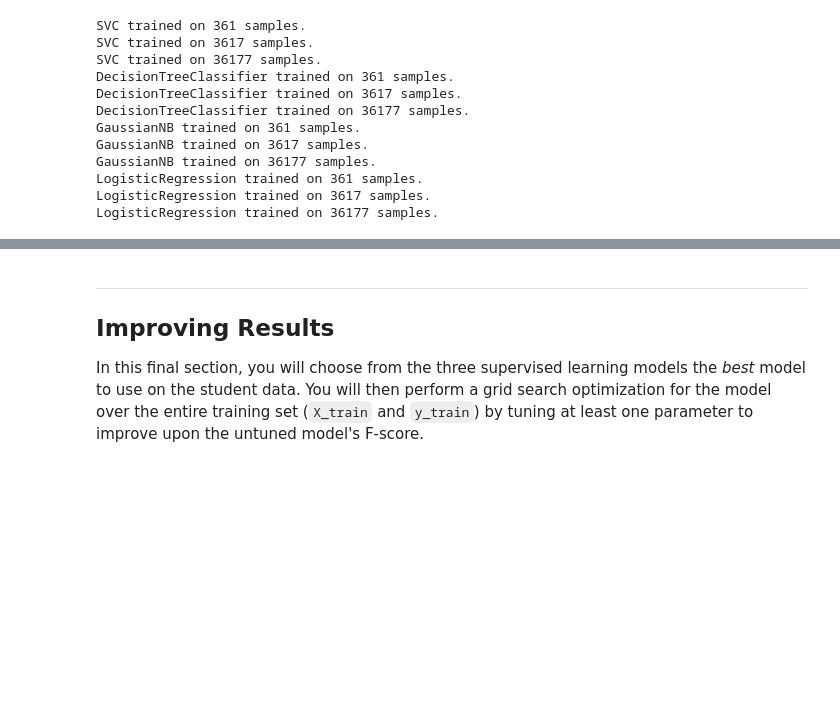
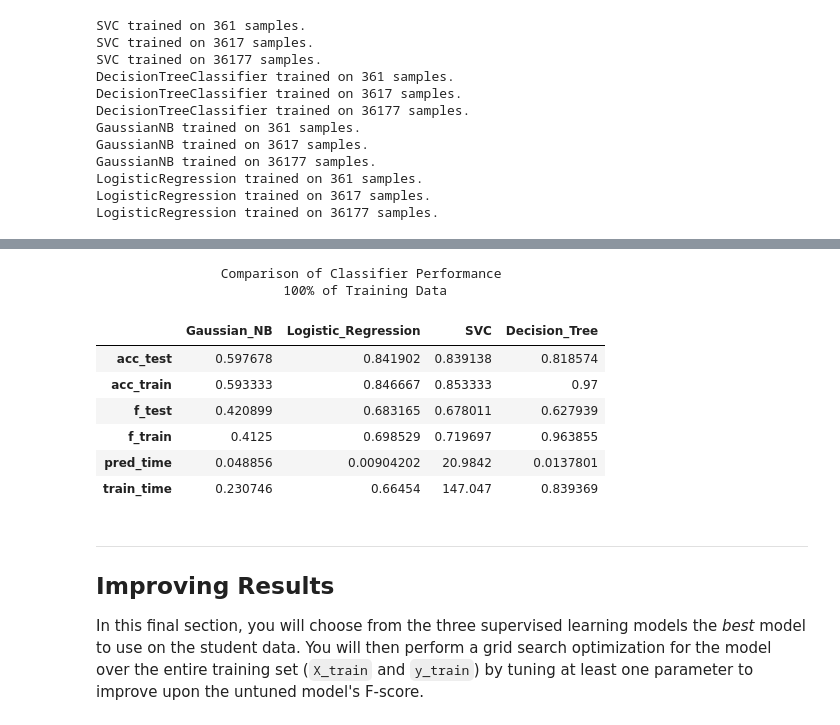
Before and after one commit to hsherwoodcoombs/Machine-Learning, a Jupyter notebook: projects/finding_donors/finding_donors.ipynb, the cells around one changed output, grey strips where cells are left out. Saved outputs shown, nothing was run; the diff lists cells and outputs as text; code cells hidden in the pictures; blank space fills up the shorter version.

```diff
--- a/projects/finding_donors/finding_donors.ipynb
+++ b/projects/finding_donors/finding_donors.ipynb
@@ -683,3 +684,53 @@ df_compare.style.apply(highlight_min, axis=1)
+# %%
+def highlight_minmax(s):
+    '''
+    highlight the best performer in the series yellow
+    '''
+    is_min = s == s.min()
+    is_max = s == s.max()
+
+    if s.name == 'pred_time' or s.name == 'train_time':
+        return ['background-color: yellow' if v else '' for v in is_min]
+
+    else:
+        return ['background-color: yellow' if v else '' for v in is_max]
+
+
+def color_negative_red(ss):
+    '''
+    colors the worst performer red
+    '''
+    is_min = ss == ss.min()
+    is_max = ss == ss.max()
+
+    if ss.name == 'pred_time' or ss.name == 'train_time':
+        return[ 'color: red' if v else '' for v in is_max]
+
+    else:
+        return ['color: red' if v else '' for v in is_min]
+
+
+df_compare = pd.concat([df_modelA.samples_100, df_modelB.samples_100, df_modelC.samples_100, df_modelD.samples_100], axis=1)
+df_compare.columns = ['Gaussian_NB', 'Logistic_Regression', 'SVC', 'Decision_Tree']
+
+print "\n\t\tComparison of Classifier Performance"
+print "\t\t\t100% of Training Data"
+
+# df_compare.style.apply(highlight_minmax, axis=1)
+
+df_compare.style.\
+    apply(color_negative_red, axis=1).\
+    apply(highlight_minmax, axis=1)
+# %% [output]
+                Comparison of Classifier Performance
+                        100% of Training Data
+|  | Gaussian_NB | Logistic_Regression | SVC | Decision_Tree |
+| acc_test | 0.597678 | 0.841902 | 0.839138 | 0.818574 |
+| acc_train | 0.593333 | 0.846667 | 0.853333 | 0.97 |
+| f_test | 0.420899 | 0.683165 | 0.678011 | 0.627939 |
+| f_train | 0.4125 | 0.698529 | 0.719697 | 0.963855 |
+| pred_time | 0.048856 | 0.00904202 | 20.9842 | 0.0137801 |
+| train_time | 0.230746 | 0.66454 | 147.047 | 0.839369 |
 # %% [markdown]
 ----
 ## Improving Results
```
Also changed, not shown: parts of 5 cells of this notebook.
